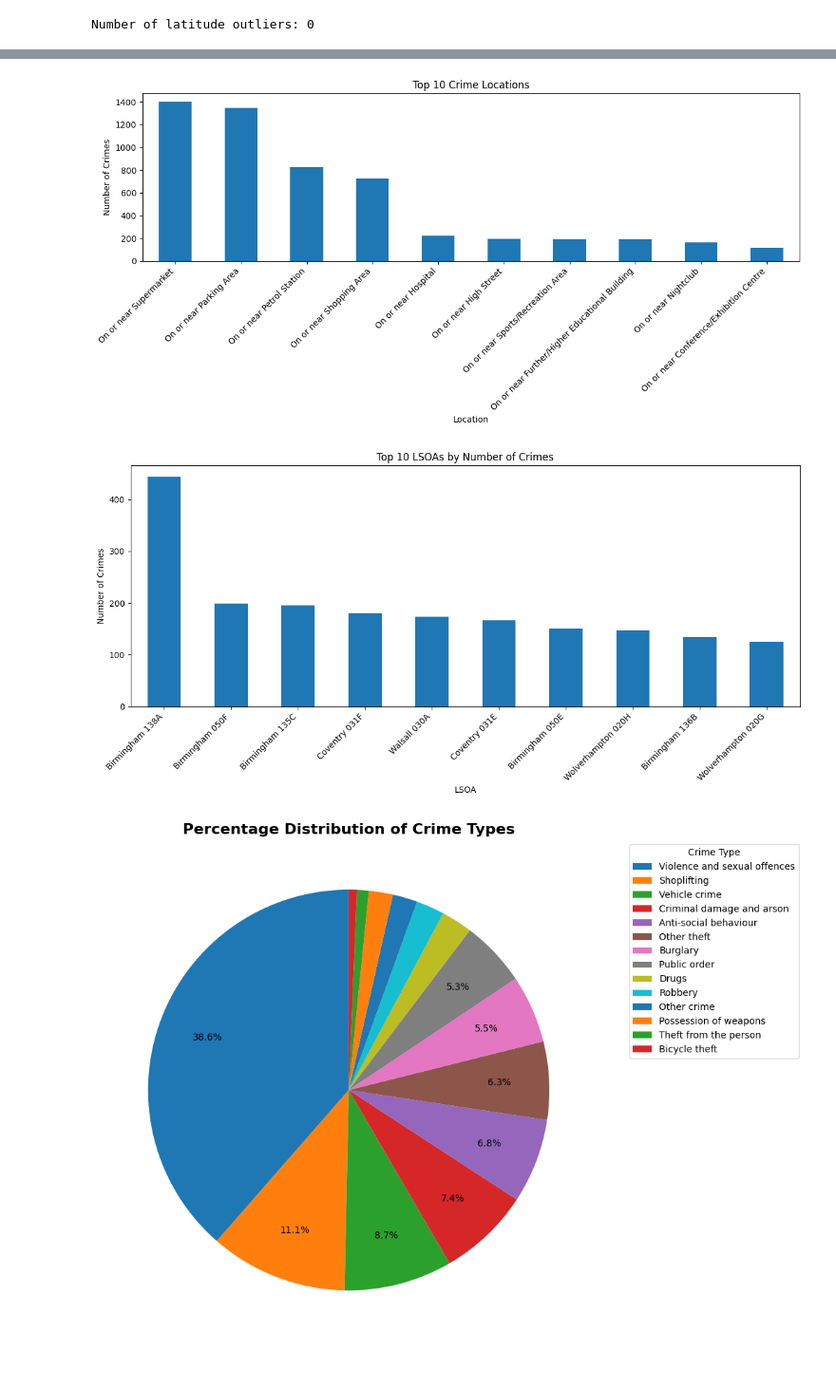
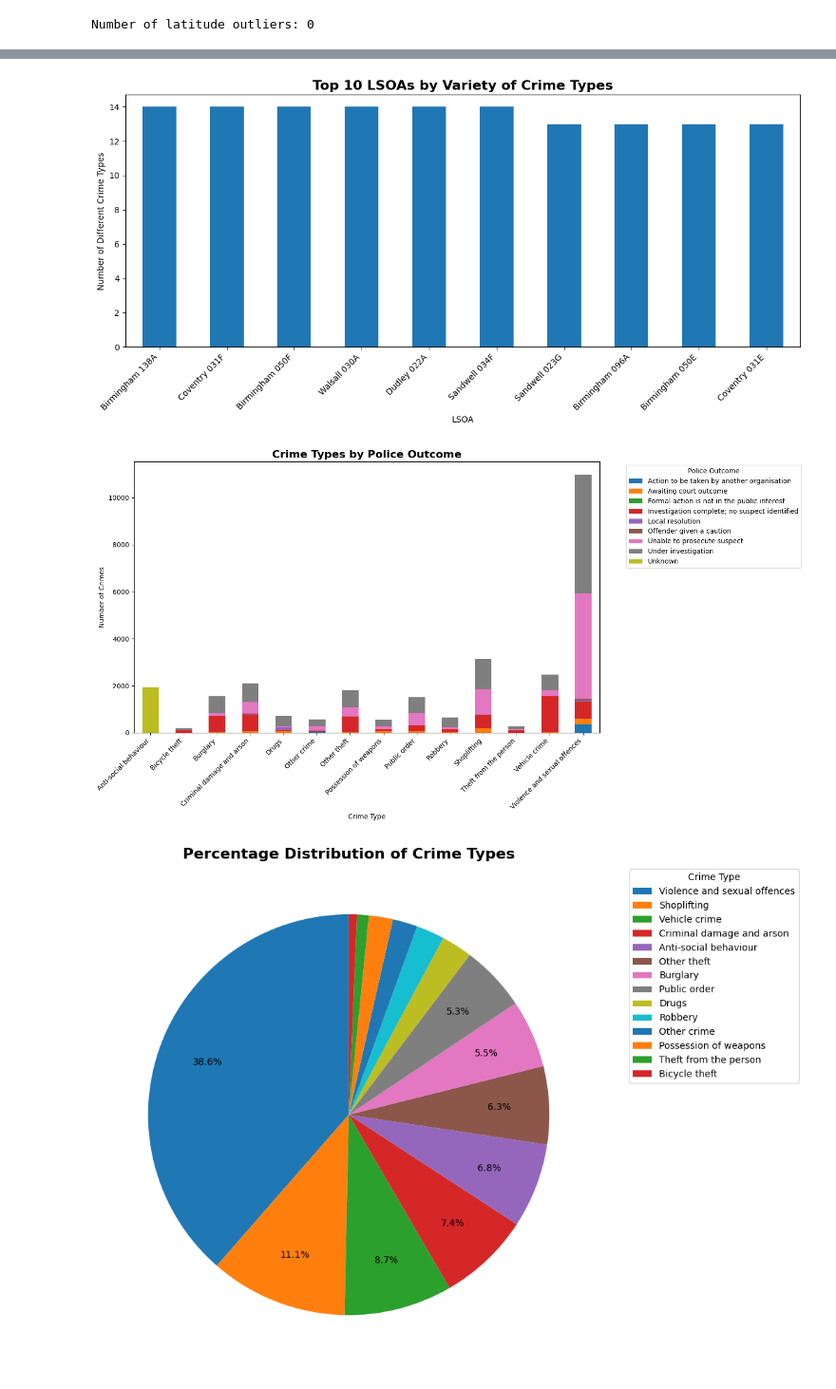
Before and after one commit to samuelkimaru2006-png/DSA-1080-project, a Jupyter notebook: notebooks/analysis.ipynb, the cells around one changed output, grey strips where cells are left out. Shown at 95% size. Cells and saved outputs as stored; diff of their text form; code cells hidden in the pictures.

Commit message:
Completed Week 3 analysis and added visualizations

```diff
--- a/notebooks/analysis.ipynb
+++ b/notebooks/analysis.ipynb
@@ -228,33 +257,64 @@ Name: count, dtype: int64
 # %%
-# Analysis Question 4: Which locations experienced the most crimes?
-top_locations = df["Location"].value_counts().head(10)
-top_locations
+# Analysis Question 4: Which LSOAs have the greatest variety of crime types?
 
-# Visualizations
-top_locations.plot(kind="bar", figsize=(12,6))
+crime_variety = df.groupby("LSOA_Name")["Crime_Type"].nunique()
 
-plt.title("Top 10 Crime Locations")
-plt.xlabel("Location")
-plt.ylabel("Number of Crimes")
+top_variety = crime_variety.sort_values(ascending=False).head(10)
+
+top_variety
+
+# Visualization
+import matplotlib.pyplot as plt
+
+top_variety.plot(kind="bar", figsize=(12,6))
+
+plt.title("Top 10 LSOAs by Variety of Crime Types", fontsize=16, fontweight="bold")
+plt.xlabel("LSOA")
+plt.ylabel("Number of Different Crime Types")
+
 plt.xticks(rotation=45, ha="right")
+
 plt.tight_layout()
+
+plt.savefig("../visuals/lsoa_crime_variety.png", dpi=300)
+
 plt.show()
 # %% [output]
-[figure, old version]
+[figure, new version]
 # %%
-# Analysis Question 5: Which LSOA (neighbourhood) recorded the highest number of crimes?
-top_lsoa = df["LSOA_Name"].value_counts().head(10)
-top_lsoa
+# Analysis Question 5: Which crime types resulted in each police outcome?
 
-# Visualizations
-top_lsoa.plot(kind="bar", figsize=(12,6))
+crime_outcome = pd.crosstab(
+    df["Crime_Type"],
+    df["Last_Outcome_Category"]
+)
 
-plt.title("Top 10 LSOAs by Number of Crimes")
-plt.xlabel("LSOA")
+crime_outcome
+
+# Visualization
+crime_outcome.plot(
+    kind="bar",
+    stacked=True,
+    figsize=(15,8)
+)
+
+plt.title("Crime Types by Police Outcome", fontsize=16, fontweight="bold")
+plt.xlabel("Crime Type")
 plt.ylabel("Number of Crimes")
+
 plt.xticks(rotation=45, ha="right")
+
+plt.legend(
+    title="Police Outcome",
+    bbox_to_anchor=(1.05,1),
+    loc="upper left"
+)
+
 plt.tight_layout()
+
+plt.savefig("../visuals/crime_type_vs_outcome.png", dpi=300)
+
 plt.show()
 # %% [output]
-[figure, old version]
+[figure, new version]
 # %%
```
Also changed, not shown: parts of 9 cells of this notebook, 10 other files.
